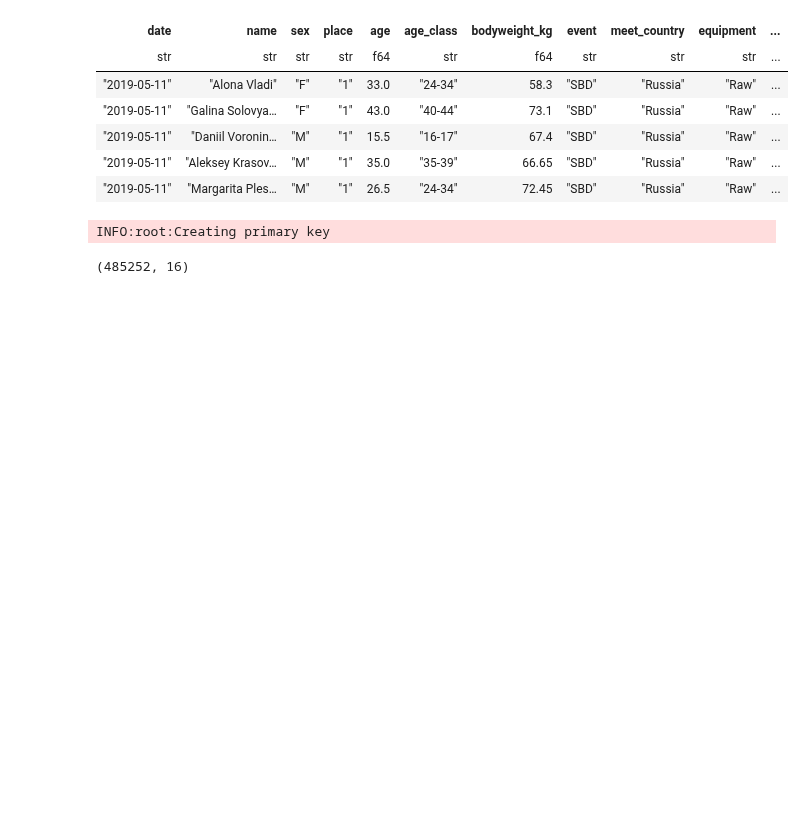
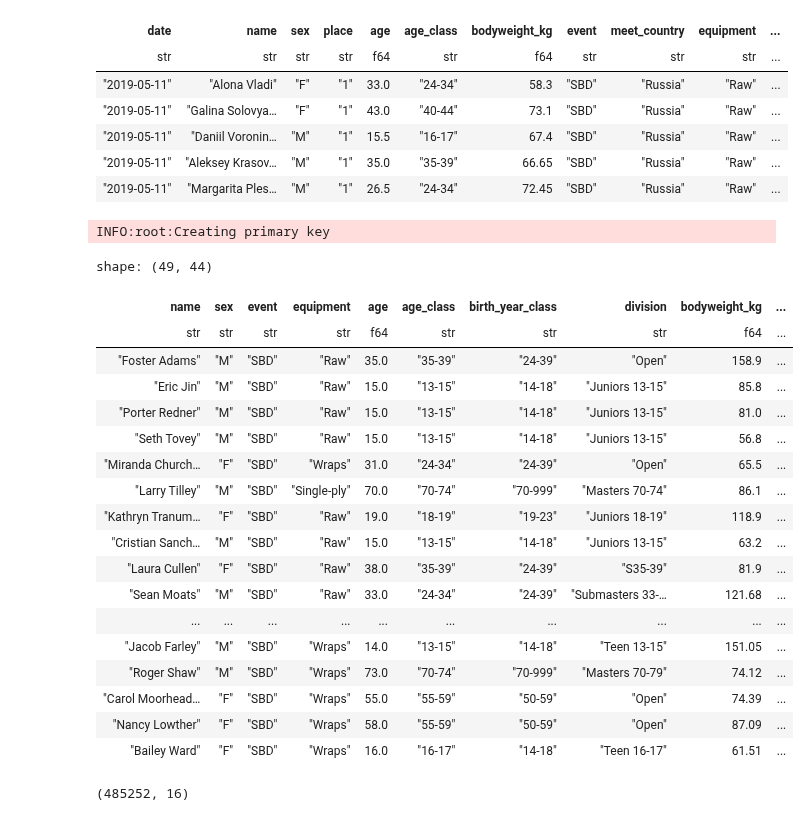
Before and after one commit to namtonthat/powerlifting-ml-progress, a Jupyter notebook: notebooks/etl-polars.ipynb, the cells around one changed output. Drawn from its saved outputs; the diff is of its cells as text; code cells hidden in the pictures; blank space fills up the shorter version.

```diff
--- a/notebooks/etl-polars.ipynb
+++ b/notebooks/etl-polars.ipynb
@@ -116,7 +116,27 @@ raw_df = primary_key_df.join(lifter_country_df, on=["primary_key"])
 # %% [output]
 INFO:root:Creating primary key
 # %%
-raw_df.write_parquet("data/raw.parquet")
+pl.read_parquet("../data/raw/openpowerlifting-latest.parquet")
+# %% [output]
+shape: (49, 44)
+| name | sex | event | equipment | age | age_class | birth_year_class | division | bodyweight_kg | ... |
+| str | str | str | str | f64 | str | str | str | f64 | ... |
+| "Foster Adams" | "M" | "SBD" | "Raw" | 35.0 | "35-39" | "24-39" | "Open" | 158.9 | ... |
+| "Eric Jin" | "M" | "SBD" | "Raw" | 15.0 | "13-15" | "14-18" | "Juniors 13-15" | 85.8 | ... |
+| "Porter Redner" | "M" | "SBD" | "Raw" | 15.0 | "13-15" | "14-18" | "Juniors 13-15" | 81.0 | ... |
+| "Seth Tovey" | "M" | "SBD" | "Raw" | 15.0 | "13-15" | "14-18" | "Juniors 13-15" | 56.8 | ... |
+| "Miranda Church… | "F" | "SBD" | "Wraps" | 31.0 | "24-34" | "24-39" | "Open" | 65.5 | ... |
+| "Larry Tilley" | "M" | "SBD" | "Single-ply" | 70.0 | "70-74" | "70-999" | "Masters 70-74" | 86.1 | ... |
+| "Kathryn Tranum… | "F" | "SBD" | "Raw" | 19.0 | "18-19" | "19-23" | "Juniors 18-19" | 118.9 | ... |
+| "Cristian Sanch… | "M" | "SBD" | "Raw" | 15.0 | "13-15" | "14-18" | "Juniors 13-15" | 63.2 | ... |
+| "Laura Cullen" | "F" | "SBD" | "Raw" | 38.0 | "35-39" | "24-39" | "S35-39" | 81.9 | ... |
+| "Sean Moats" | "M" | "SBD" | "Raw" | 33.0 | "24-34" | "24-39" | "Submasters 33-… | 121.68 | ... |
+| ... | ... | ... | ... | ... | ... | ... | ... | ... | ... |
+| "Jacob Farley" | "M" | "SBD" | "Wraps" | 14.0 | "13-15" | "14-18" | "Teen 13-15" | 151.05 | ... |
+| "Roger Shaw" | "M" | "SBD" | "Wraps" | 73.0 | "70-74" | "70-999" | "Masters 70-79" | 74.12 | ... |
+| "Carol Moorhead… | "F" | "SBD" | "Wraps" | 55.0 | "55-59" | "50-59" | "Open" | 74.39 | ... |
+| "Nancy Lowther" | "F" | "SBD" | "Wraps" | 58.0 | "55-59" | "50-59" | "Open" | 87.09 | ... |
+| "Bailey Ward" | "F" | "SBD" | "Wraps" | 16.0 | "16-17" | "14-18" | "Teen 16-17" | 61.51 | ... |
 # %%
 cleansed_df = (
     base_df.filter((pl.col("event") == "SBD") & (pl.col("tested") == "Yes") & (pl.col("place").apply(lambda x: x.isnumeric(), return_dtype=pl.Boolean)) & (pl.col("equipment") == "Raw"))
```
Also changed, not shown: 2 other files.
